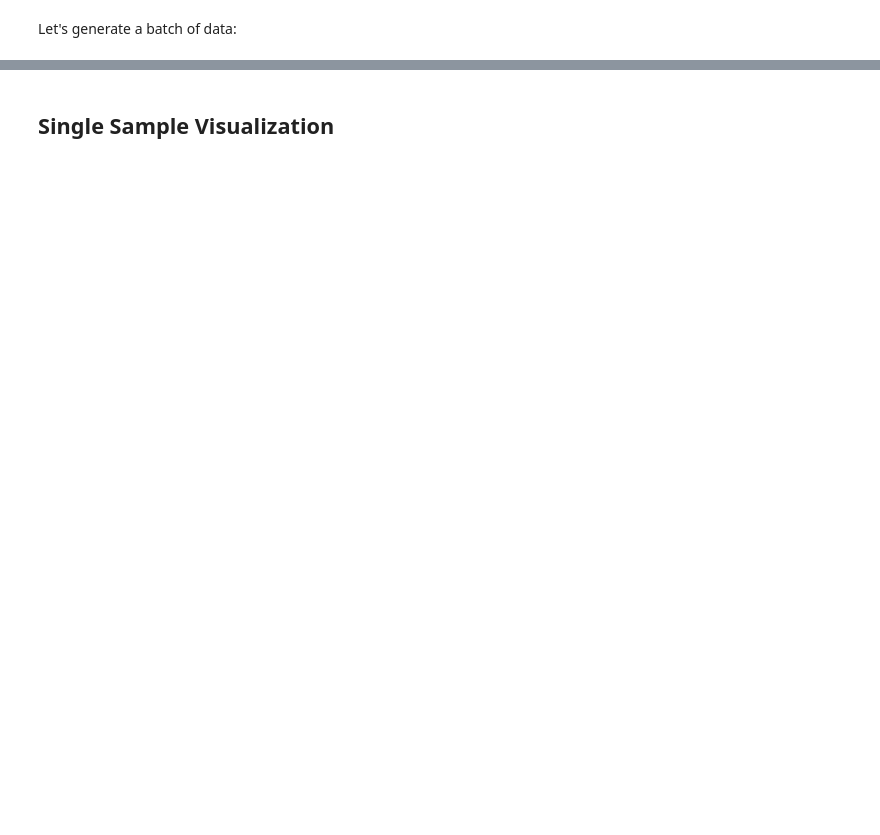
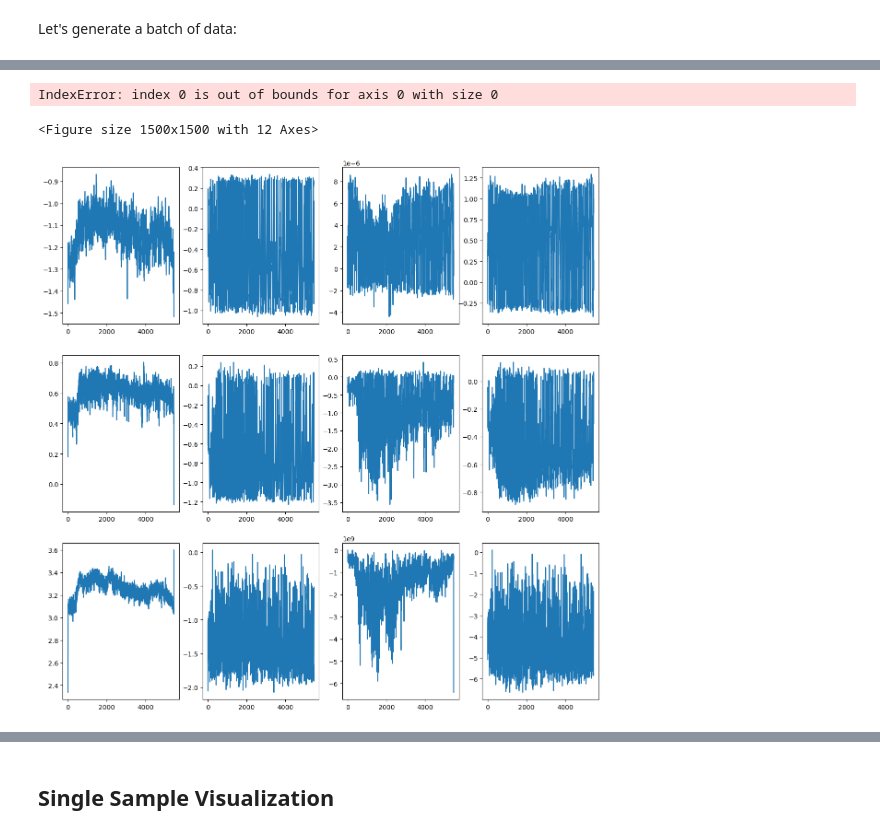
Before and after one commit to highfem/tqdne, a Jupyter notebook: notebooks/GM0-inference.ipynb, the cells around one changed output, grey strips where cells are left out. Cells and saved outputs as stored; diff of their text form; code cells hidden in the pictures; blank space fills up the shorter version.

```diff
--- a/notebooks/GM0-inference.ipynb
+++ b/notebooks/GM0-inference.ipynb
@@ -99,0 +160,3 @@ data['waveforms'].shape, data['cond'].shape
+# %%
+inv_gen_samples = model_data_repr.invert_representation(gen_samples)
+inv_gen_samples.shape
@@ -99,0 +172,2 @@ data['waveforms'].shape, data['cond'].shape
+# %%
+inv_gen_samples = np.nan_to_num(inv_gen_samples, nan=0.0, posinf=1000, neginf=-1000)
@@ -99,0 +186,25 @@ data['waveforms'].shape, data['cond'].shape
+# %%
+fig, axs = plt.subplots(n_channels, 4, figsize=(15, 15))
+sample_idx = 1
+for i in range(n_channels):
+    axs[i, 0].plot(gen_samples[sample_idx, i, :])
+    axs[i, 1].plot(gen_samples[sample_idx, n_channels+i, :])
+    axs[i, 2].plot(inv_gen_samples[sample_idx, i, :])
+    axs[i, 3].plot(gen_samples[sample_idx, i, :] * gen_samples[sample_idx, n_channels+i, :])
+
+plt.show()
+# %% [output]
+IndexError: index 0 is out of bounds for axis 0 with size 0
+<Figure size 1500x1500 with 12 Axes>
+# %%
+fig, axs = plt.subplots(n_channels, 4, figsize=(15, 15))
+sample_idx = 2
+for i in range(n_channels):
+    axs[i, 0].plot(gen_samples[sample_idx, i, :])
+    axs[i, 1].plot(gen_samples[sample_idx, n_channels+i, :])
+    axs[i, 2].plot(inv_gen_samples[sample_idx, i, :])
+    axs[i, 3].plot(gen_samples[sample_idx, i, :] * gen_samples[sample_idx, n_channels+i, :])
+
+plt.show()
+# %% [output]
+[figure, added]
```
Also changed, not shown: parts of 14 cells of this notebook, 14 other files.
